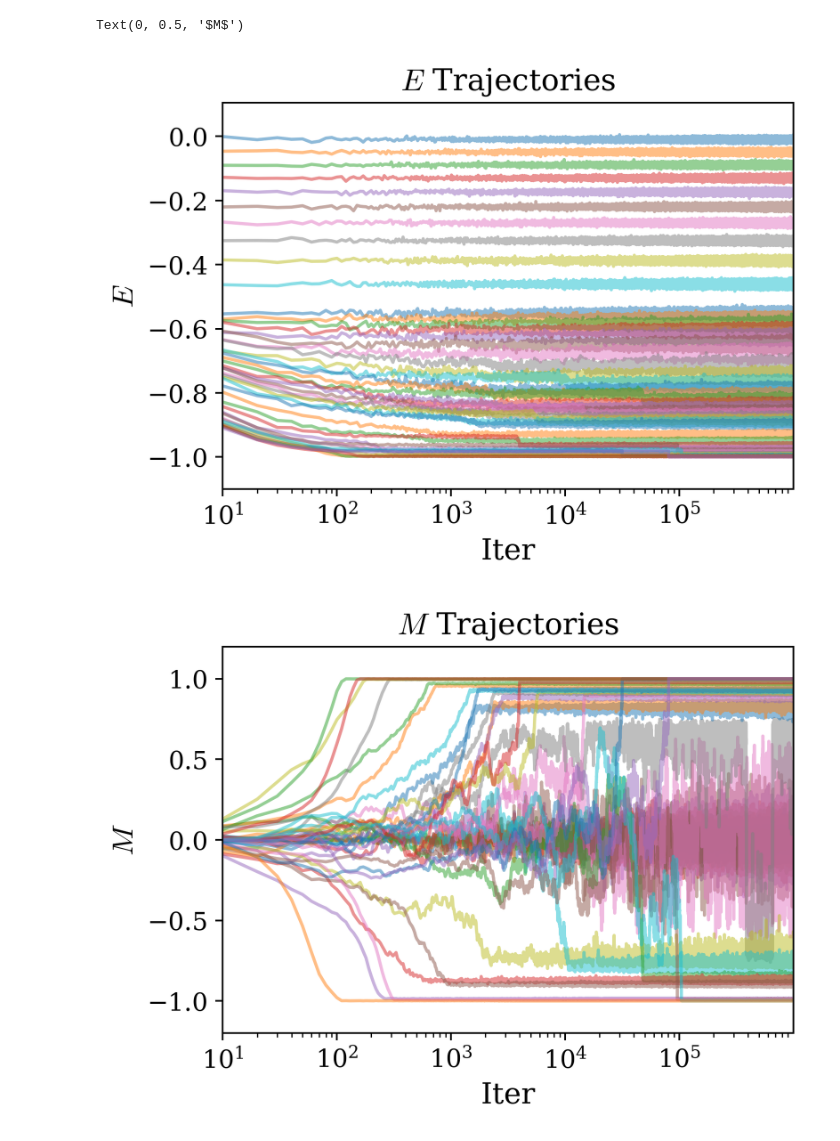
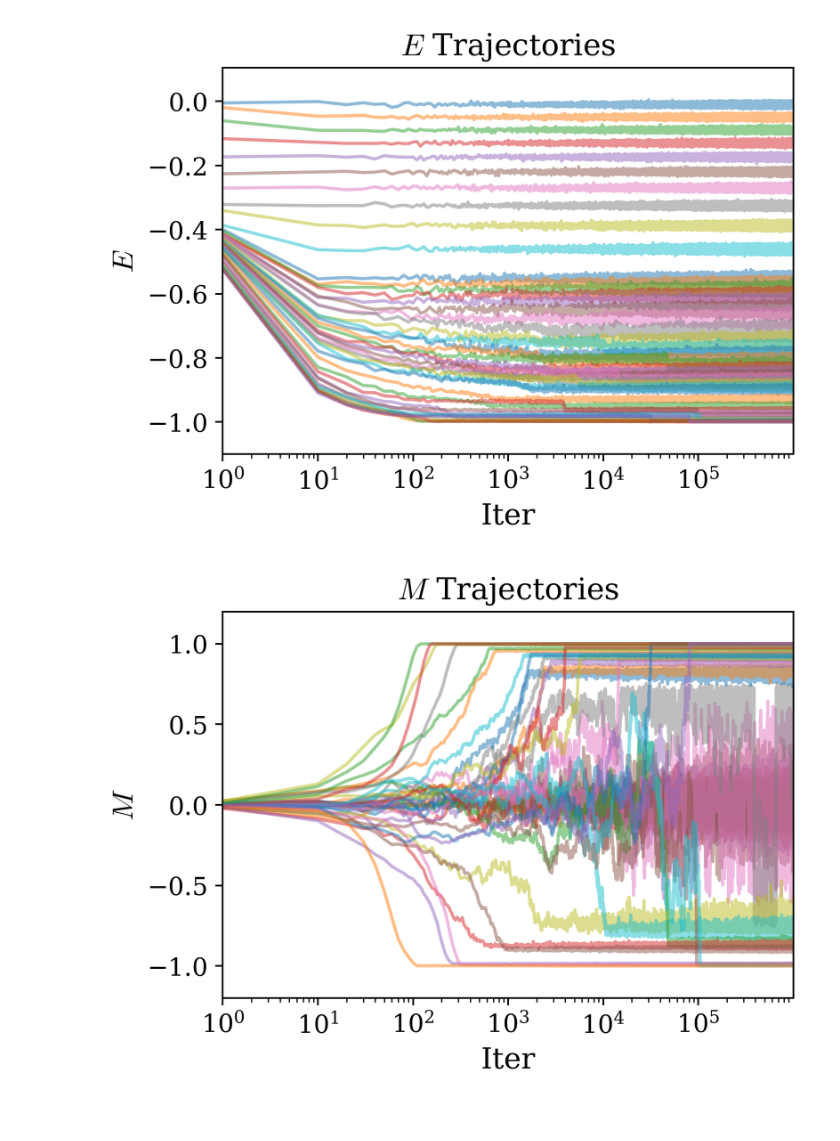
Before and after one commit to pw0908/CUiSING, a Jupyter notebook: samples/scripts/analysis.ipynb, the cells around one changed output. Saved outputs shown, nothing was run; the diff lists cells and outputs as text; code cells hidden in the pictures.

```diff
--- a/samples/scripts/analysis.ipynb
+++ b/samples/scripts/analysis.ipynb
@@ -63,35 +63,37 @@ for J,file in zip(Js,files):
         for line in f:
             iters += [int(line.split()[0])]
             Es += [float(line.split()[1])]
             Ms += [float(line.split()[2])]
-
+    iters[0]=1
     N = int(6e4)
     n = int(1e3)
     Ms_avg += [np.abs(np.mean(np.mean(np.array(Ms[-N:]).reshape((n,int(N/n))),axis=1)))]
 
     plt.figure(1)
     p, = plt.semilogx(iters,Es,'-',alpha=0.5,label=f"{J:.4f}")
     plt.figure(2)
     plt.semilogx(iters,Ms,'-',alpha=0.5,color=p.get_color(),label=f"{J:.4f}")
 
 plt.figure(1)
 plt.xlabel("Iter")
 plt.ylabel(r"$E$")
 plt.title(r"$E$ Trajectories")
 # plt.legend(bbox_to_anchor=(1.01,1),loc="upper left")
+plt.savefig("../figures/E_vs_i.png")
 
 plt.figure(2)
 plt.xlabel("Iter")
 plt.ylabel(r"$M$")
 plt.title(r"$M$ Trajectories")
+plt.savefig("../figures/M_vs_i.png")
 
 plt.figure(3)
 plt.plot(Js,Ms_avg,"-k",markersize=3)
 plt.axvline(x=0.44,linestyle='--',color='r',alpha=0.5)
 plt.xlabel(r"$J$")
 plt.ylabel(r"$M$")
+plt.savefig("../figures/M_vs_J.png")
 # %% [output]
-Text(0, 0.5, '$M$')
-[figure, old version]
+[figure, new version]
-[figure, old version]
+[figure, new version]
 [figure]
```
Also changed, not shown: 7 other files.
